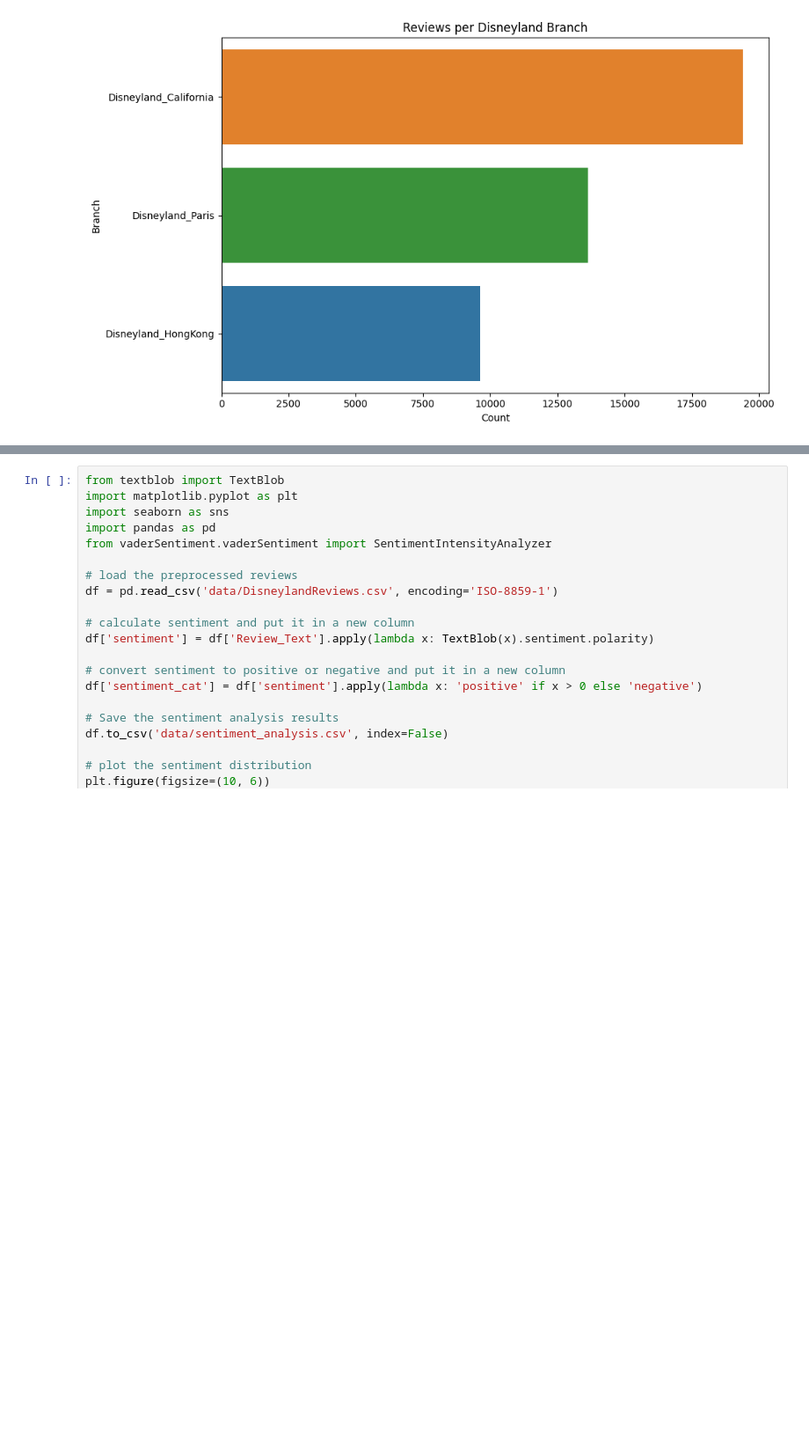
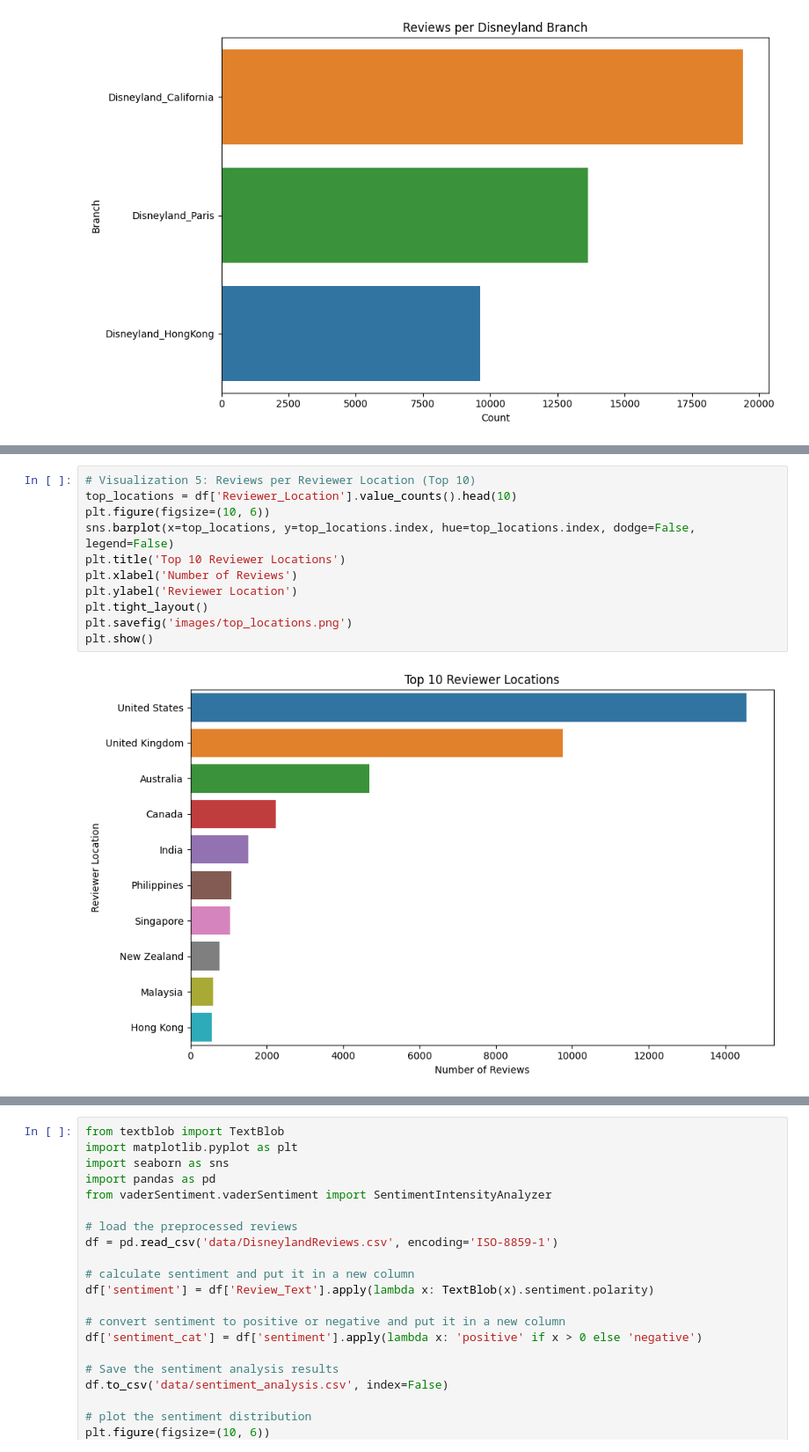
Before and after one commit to mohamadsolouki/NLP-Disneyland-Reviews, a Jupyter notebook: analysis.ipynb, the cells around one changed output, grey strips where cells are left out. Shown at 88% size. Saved outputs shown, nothing was run; the diff lists cells and outputs as text; blank space fills up the shorter version.

```diff
--- a/analysis.ipynb
+++ b/analysis.ipynb
@@ -207,0 +130,13 @@ if __name__ == '__main__':
+# %%
+# Visualization 5: Reviews per Reviewer Location (Top 10)
+top_locations = df['Reviewer_Location'].value_counts().head(10)
+plt.figure(figsize=(10, 6))
+sns.barplot(x=top_locations, y=top_locations.index, hue=top_locations.index, dodge=False, legend=False)
+plt.title('Top 10 Reviewer Locations')
+plt.xlabel('Number of Reviews')
+plt.ylabel('Reviewer Location')
+plt.tight_layout()
+plt.savefig('images/top_locations.png')
+plt.show()
+# %% [output]
+[figure, added]
```
Also changed, not shown: parts of 28 cells of this notebook, 1 other file.
